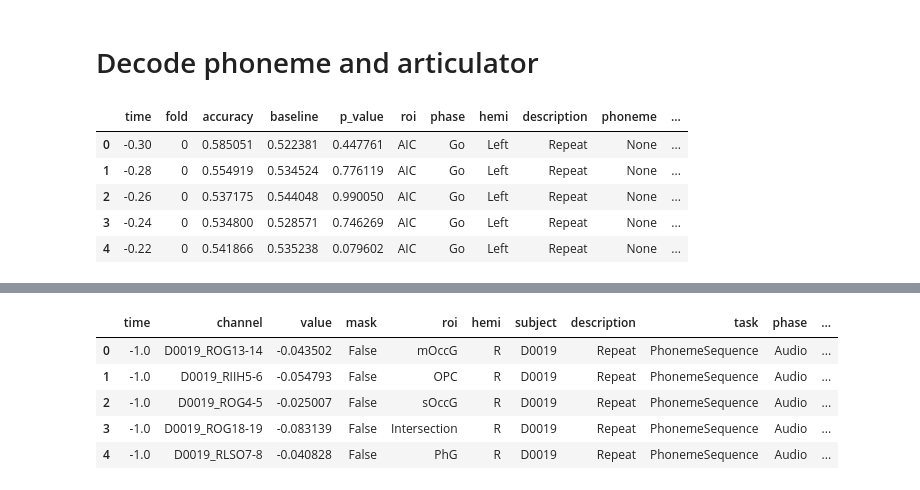
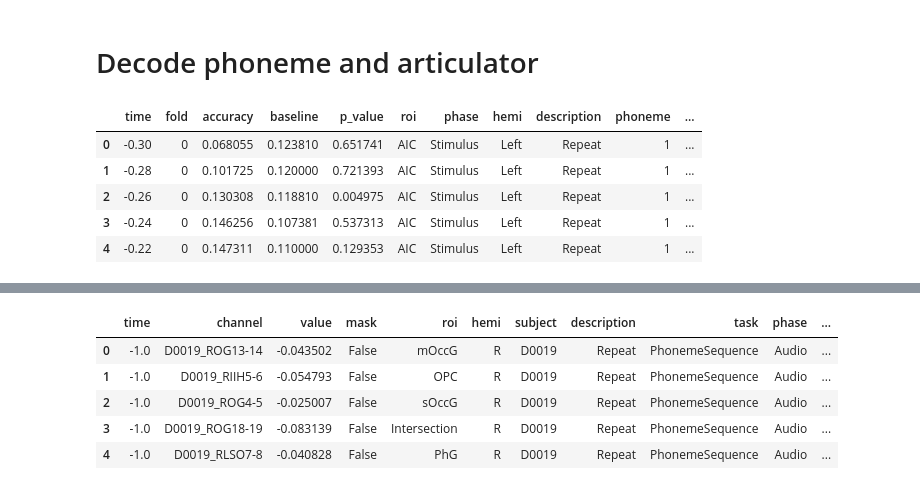
Before and after one commit to shinanlin/insula, a Jupyter notebook: viz/fig3.ipynb, the cells around one changed output, grey strips where cells are left out. Cells and saved outputs as stored; diff of their text form; code cells hidden in the pictures.

```diff
--- a/viz/fig3.ipynb
+++ b/viz/fig3.ipynb
@@ -51,7 +52,7 @@ from scipy.ndimage import gaussian_filter1d
 ref = 'bipolar'
 
 task = 'PhonemeSequence'
-decode_type = 'token'
+decode_type = 'phoneme'
 
 result_path = BIDSPath(
     datatype=f'(decode)(resolved){decode_type}',
@@ -104,39 +105,39 @@ for path in full_path:
         value_name='baseline'
     )
 
     # 合并 accuracy 和 baseline（按 time, fold 对齐）
     df = df_acc.merge(df_base, on=['time', 'fold'], how='left')
 
     # ---- 4) p_value 只有 time 维度，就按 time merge ----
     df_p = pd.DataFrame({'time': time, 'p_value': p_value})
     df = df.merge(df_p, on='time', how='left')
 
     # ---- 5) 加上 path 的元信息 ----
     hemi = 'Left' if path.subject[-1]=='l' else 'Right'
     roi = path.subject[:-1]
     df['roi'] = roi
     df['phase'] = path.processing
     df['hemi'] = hemi
     df['description'] = path.description
     df['phoneme'] = path.recording
     df['datatype'] = path.datatype.replace('(decode)(resolving)', '')
     df['band'] = path.suffix
 
     scores.append(df)
 
 scores = pd.concat(scores, ignore_index=True)
 # scores = scores[scores.roi.isin(['INS','STG','SMC'])]
 # rename
 scores = scores[scores.description=='Repeat']
-# scores = scores[scores.phoneme=='image']
+# scores = scores[scores.phoneme=='1']
 scores.head()
 # %% [output]
 |  | time | fold | accuracy | baseline | p_value | roi | phase | hemi | description | phoneme | ... |
-| 0 | -0.30 | 0 | 0.585051 | 0.522381 | 0.447761 | AIC | Go | Left | Repeat | None | ... |
-| 1 | -0.28 | 0 | 0.554919 | 0.534524 | 0.776119 | AIC | Go | Left | Repeat | None | ... |
-| 2 | -0.26 | 0 | 0.537175 | 0.544048 | 0.990050 | AIC | Go | Left | Repeat | None | ... |
-| 3 | -0.24 | 0 | 0.534800 | 0.528571 | 0.746269 | AIC | Go | Left | Repeat | None | ... |
-| 4 | -0.22 | 0 | 0.541866 | 0.535238 | 0.079602 | AIC | Go | Left | Repeat | None | ... |
+| 0 | -0.30 | 0 | 0.068055 | 0.123810 | 0.651741 | AIC | Stimulus | Left | Repeat | 1 | ... |
+| 1 | -0.28 | 0 | 0.101725 | 0.120000 | 0.721393 | AIC | Stimulus | Left | Repeat | 1 | ... |
+| 2 | -0.26 | 0 | 0.130308 | 0.118810 | 0.004975 | AIC | Stimulus | Left | Repeat | 1 | ... |
+| 3 | -0.24 | 0 | 0.146256 | 0.107381 | 0.537313 | AIC | Stimulus | Left | Repeat | 1 | ... |
+| 4 | -0.22 | 0 | 0.147311 | 0.110000 | 0.129353 | AIC | Stimulus | Left | Repeat | 1 | ... |
 # %%
 hue_order = ['AIC', 'PIC', 'STG','SMC']
 hemis = ['Left']
```
Also changed, not shown: parts of 22 cells of this notebook, 15 other files.
